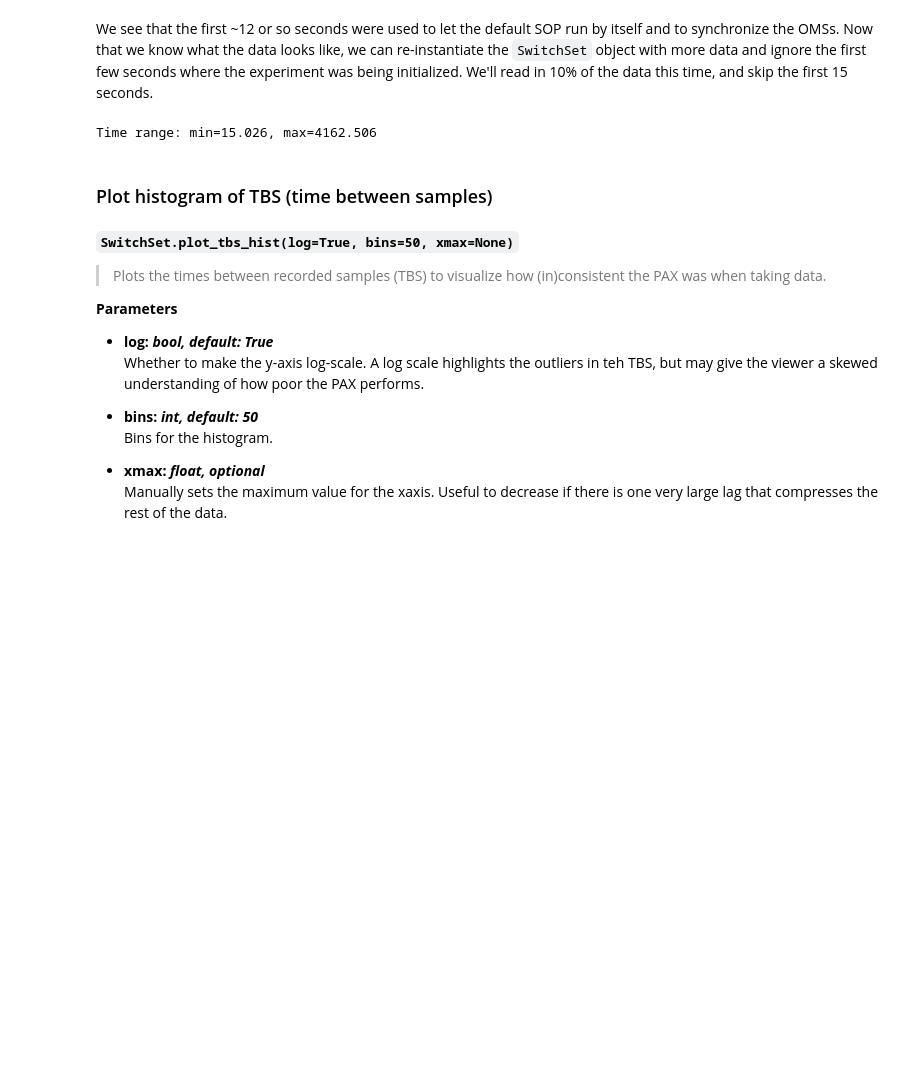
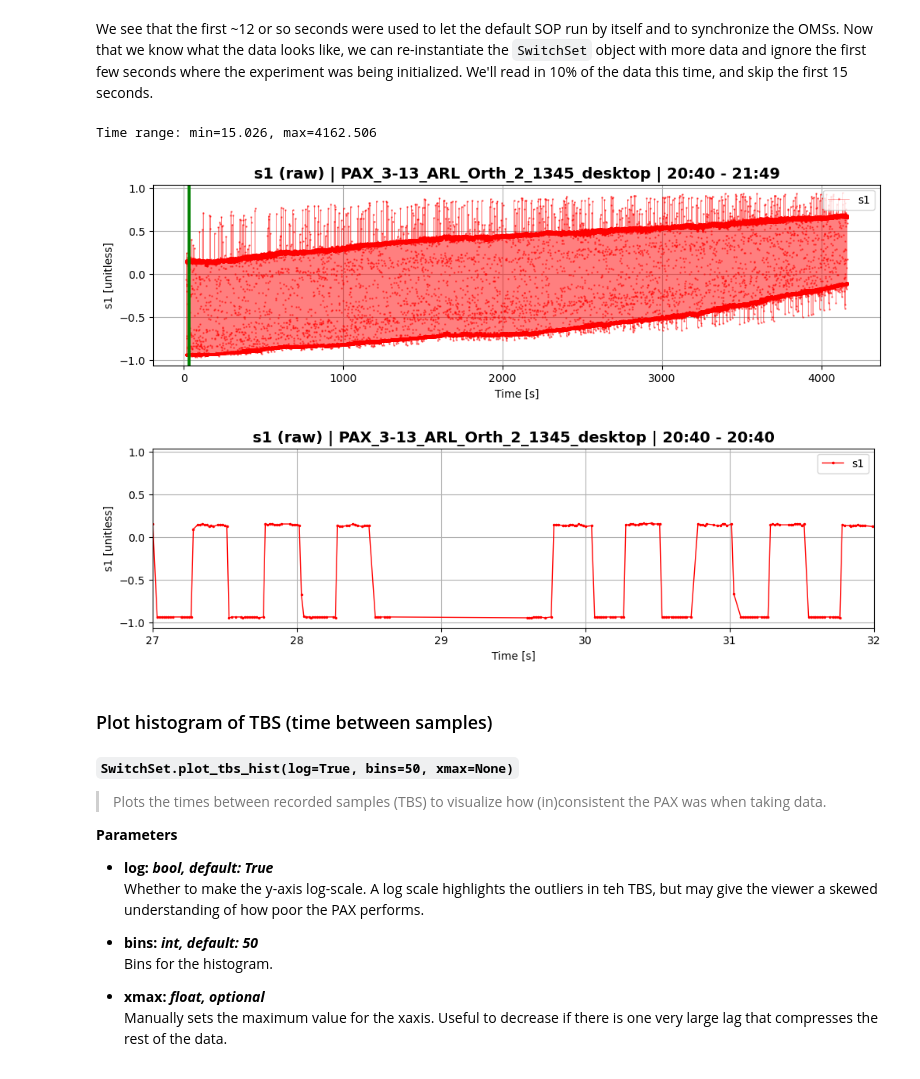
Before and after one commit to evanshaped/BrittonPolRepo, a Jupyter notebook: PolDataTutorial.ipynb, the cells around one changed output. Saved outputs shown, nothing was run; the diff lists cells and outputs as text; code cells hidden in the pictures; blank space fills up the shorter version.

Commit message:
Plot bugs and aesthetics

```diff
--- a/PolDataTutorial.ipynb
+++ b/PolDataTutorial.ipynb
@@ -160,6 +154,11 @@ We see that the first ~12 or so seconds were used to let the default SOP run by
 ds_1345 = SwitchSet(filename, set_range=(0,0.1), skip_default_signal_baseline=15)
 # %% [output]
 Time range: min=15.026, max=4162.506
+# %%
+ds_1345.plot_raw(sample_range=(27,32), birds_eye=True)
+# %% [output]
+[figure, added]
+[figure, added]
 # %% [markdown]
 ### Plot histogram of TBS (time between samples)
 # %% [markdown]
```
Also changed, not shown: parts of 7 cells of this notebook, 2 other files.
